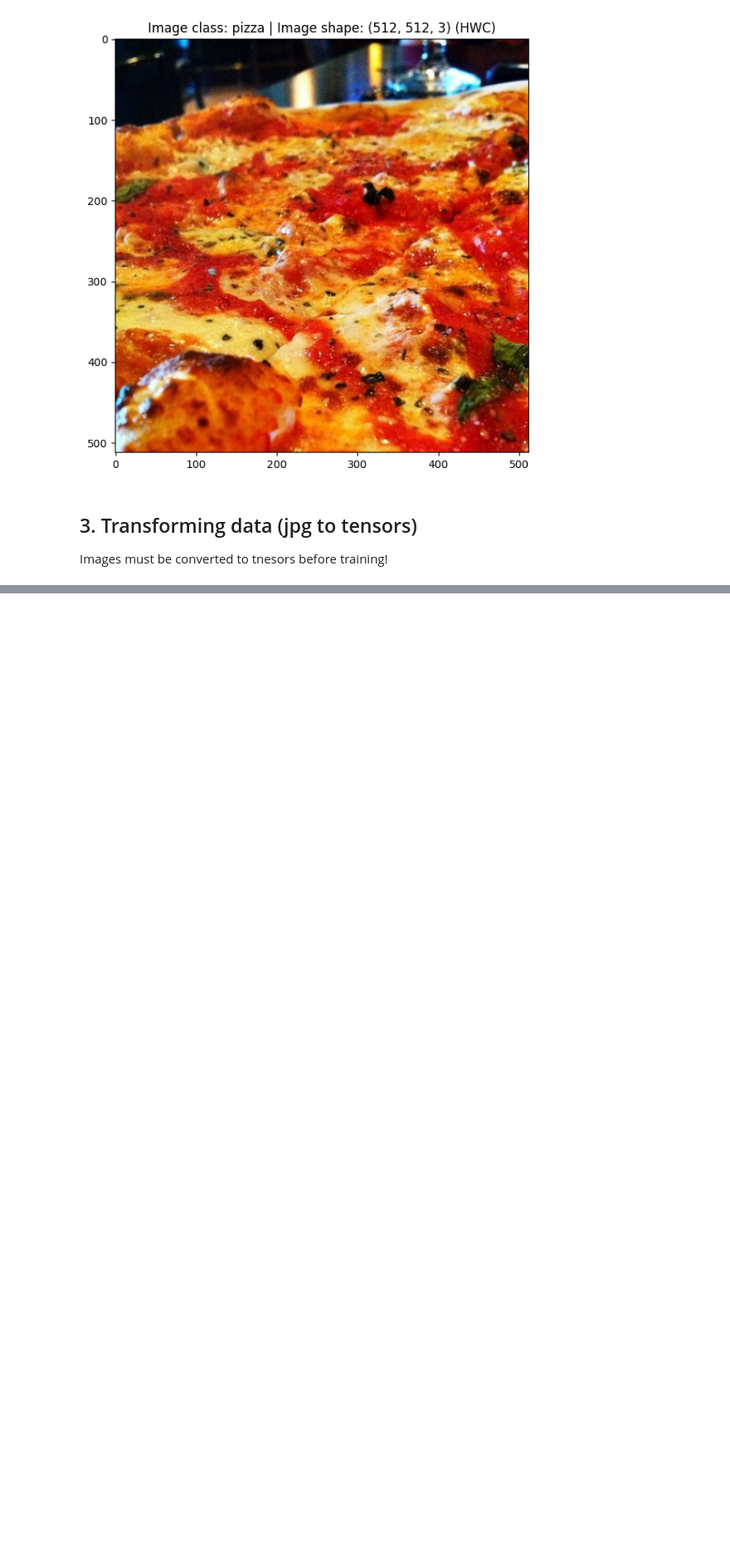
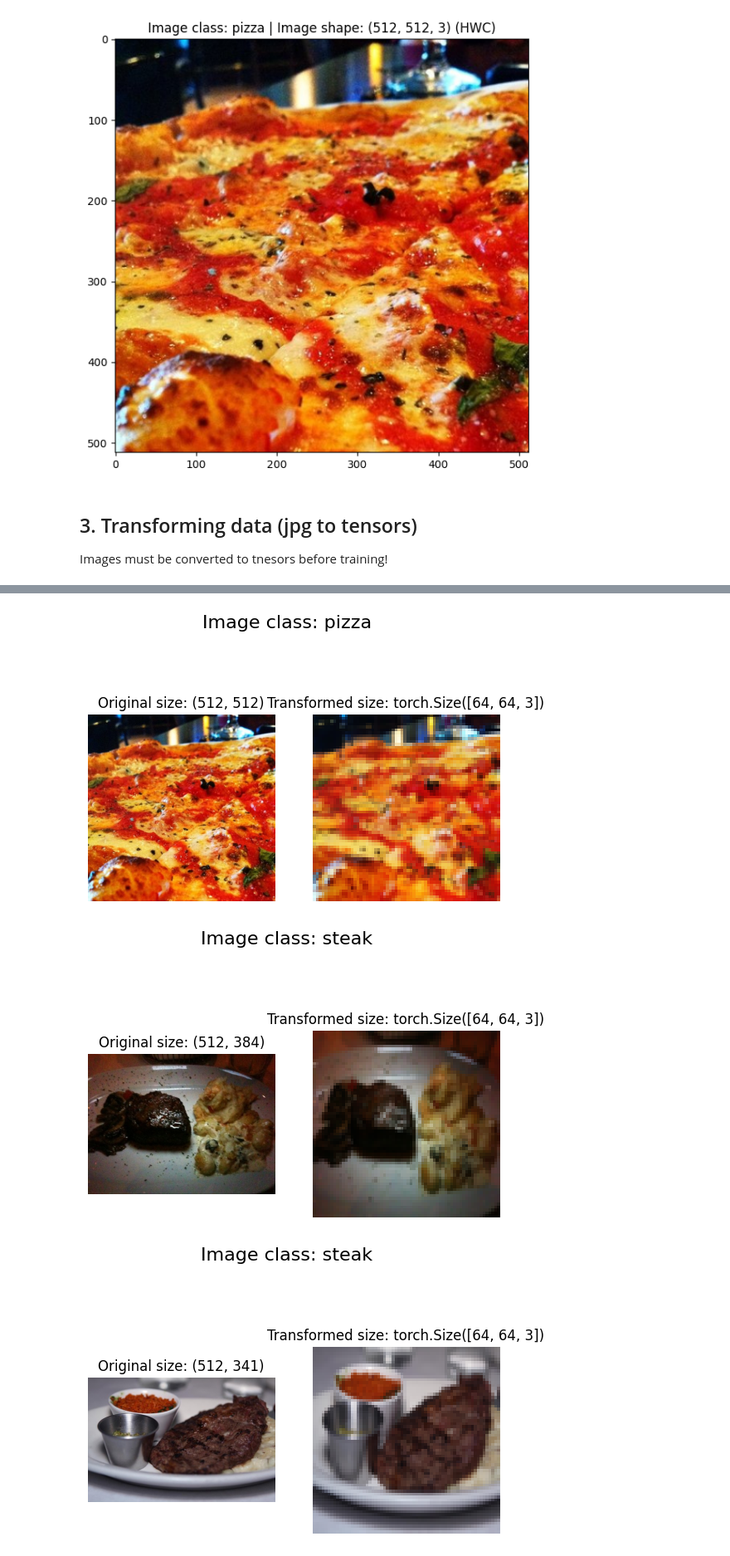
Before and after one commit to lherbbb/LearningPyTorch_1, a Jupyter notebook: Chapter 4 - Custom Datasets.ipynb, the cells around one changed output, grey strips where cells are left out. Shown at 83% size. Drawn from its saved outputs; the diff is of its cells as text; code cells hidden in the pictures; blank space fills up the shorter version.

```diff
--- a/Chapter 4 - Custom Datasets.ipynb
+++ b/Chapter 4 - Custom Datasets.ipynb
@@ -114,0 +119,10 @@ Images must be converted to tnesors before training!
+# %%
+# Write a transform for image
+data_transform = transforms.Compose([
+    # Resize the data
+    transforms.Resize(size=(64,64)),
+    # Flip the images randomly on the horizontal axis
+    transforms.RandomHorizontalFlip(p=0.5),
+    # Turn the image into a torch tensor
+    transforms.ToTensor()
+])
@@ -114,0 +149,25 @@ Images must be converted to tnesors before training!
+# %%
+def plot_transformed_images(image_paths, transform, n=3, seed = 42):
+    # Selects random images from a apath and transforms them, then plots the original vs transformed version
+    if seed:
+        random.seed(seed)
+    random_image_paths = random.sample(image_paths, k=n)
+    for image_path in random_image_paths:
+        with Image.open(image_path) as img:
+            fig, ax = plt.subplots(nrows=1, ncols=2)
+            ax[0].imshow(img)
+            ax[0].set_title(f"Original size: {img.size}")
+            ax[0].axis(False)
+
+            # Transform and plot target iamge
+            transformed_image = transform(img).permute(1, 2, 0) # (C, H, W)
+            ax[1].imshow(transformed_image)
+            ax[1].set_title(f"Transformed size: {transformed_image.shape}")
+            ax[1].axis(False)
+
+            fig.suptitle(f"Image class: {image_path.parent.stem}", fontsize=16)
+plot_transformed_images(image_path_list, data_transform, n=3, seed=42)
+# %% [output]
+[figure, added]
+[figure, added]
+[figure, added]
```
Also changed, not shown: parts of 2 cells of this notebook.
